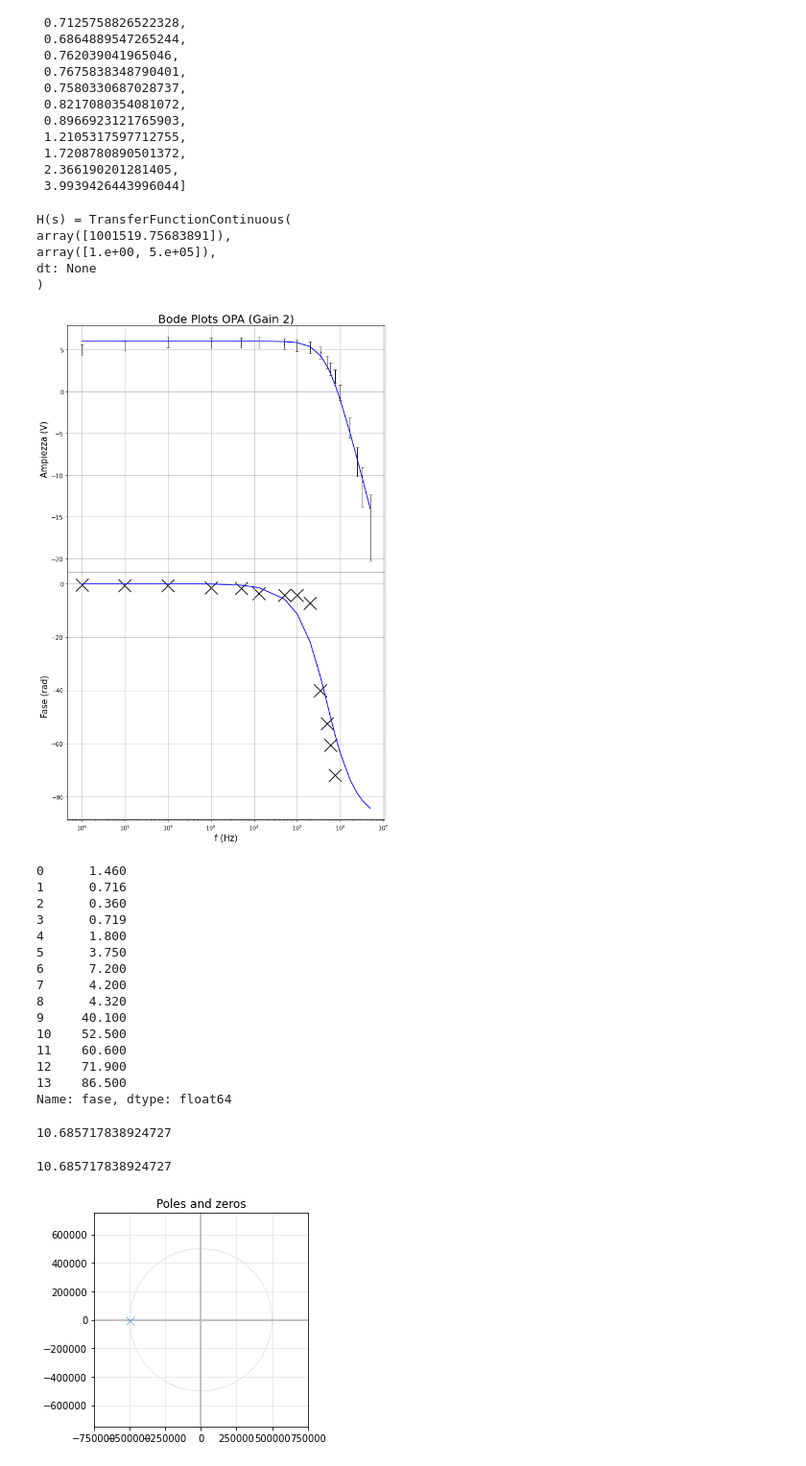
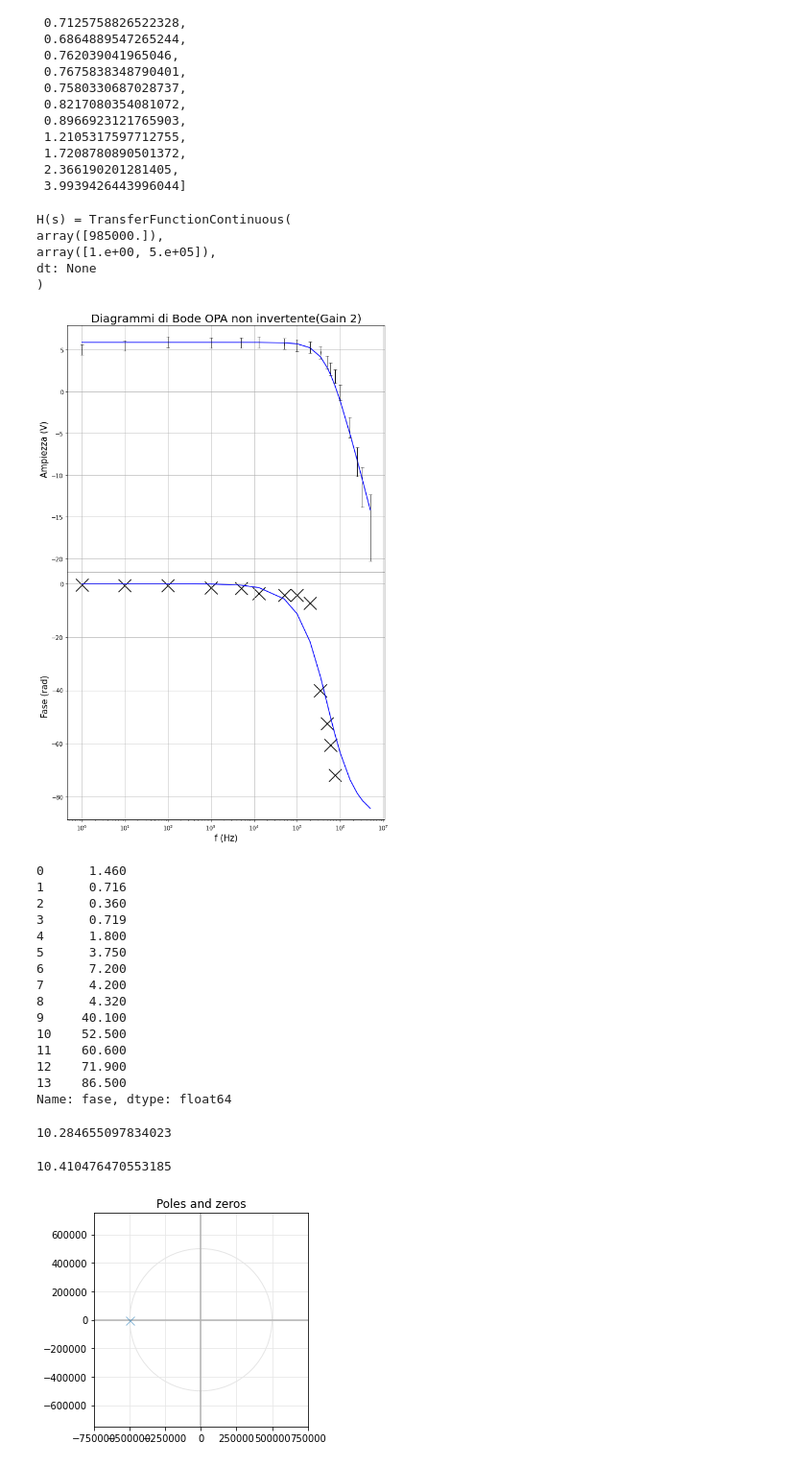
Before and after one commit to valeriopagliarino/Electronics-2021-UNITO-Public, a Jupyter notebook: analysis/1_bode_gain_NON_inverting.ipynb, the cells around one changed output. Shown at 96% size. Cells and saved outputs as stored; diff of their text form; code cells hidden in the pictures.

Commit message:
bode non inverting

```diff
--- a/analysis/1_bode_gain_NON_inverting.ipynb
+++ b/analysis/1_bode_gain_NON_inverting.ipynb
@@ -185,7 +183,8 @@ db_gain_Arr = [i.n for i in db_gains_arr]
 db_gain_Arr_errors = [i.s for i in db_gains_arr]
 # %%
 
-G2=1+R2/R1
+G2=1.97
+G2_err = 0.02
 fH2=5.0*10**5
 
 fH_2_err = 0.3*10**5
@@ -204,36 +203,36 @@ plt.figure(figsize=((10,16)))
 
 
 ax1 = plt.subplot(211)
 plt.semilogx(f, mag,color = "blue") # Magnitude Plot
-plt.title('Bode Plots OPA (Gain 2)',fontsize=20)
+plt.title('Diagrammi di Bode OPA non invertente(Gain 2)',fontsize=20)
 plt.ylabel('Ampiezza (V)',fontsize=15)
 
 plt.grid()
 plt.errorbar( df_data['f'],db_gain_Arr ,xerr = df_errors['f'],yerr = db_gain_Arr_errors, fmt='o', color='Black', elinewidth=1,capthick=0.5,errorevery=1, alpha=1, ms=0, capsize = 3)
 plt.setp(ax1.get_xticklabels(), visible=False)
 
 plt.subplot(212, sharex = ax1)
 plt.ylabel('Fase (rad)',fontsize=15)
 plt.xlabel('f (Hz)',fontsize=15)
 plt.semilogx(f, phase,color = "blue")
 
 plt.subplot(212)
 np.sort(fase_arr)
 plt.scatter( df_data['f'][:-5],np.sort(fase_arr[:-5])*-1 ,marker='x', s = 500 ,  color='Black')
 
 plt.grid()
 plt.subplots_adjust(hspace=0)
 
 plt.savefig(f"{OUTPUTDIR}/OPA-bode_gain2(mag+phase).pdf")
 plt.show()
 fase_arr[:-4]
 # %% [output]
 H(s) = TransferFunctionContinuous(
-array([1001519.75683891]),
+array([985000.]),
 array([1.e+00, 5.e+05]),
 dt: None
 )
-[figure, old version]
+[figure, new version]
 0      1.460
 1      0.716
 2      0.360
@@ -252,11 +251,11 @@ Name: fase, dtype: float64
 # %%
 ((mag-db_gain_Arr)**2).sum()
 # %% [output]
-10.685717838924727
+10.284655097834023
 # %%
 ((mag-db_gain_Arr)**2).sum()
 # %% [output]
-10.685717838924727
+10.410476470553185
 # %%
 from scipy.signal import (freqz, butter, bessel, cheby1, cheby2, ellip,
                               tf2zpk, zpk2tf, lfilter, buttap, bilinear, cheb2ord, cheb2ap
```
Also changed, not shown: parts of 7 cells of this notebook, 3 other files.
